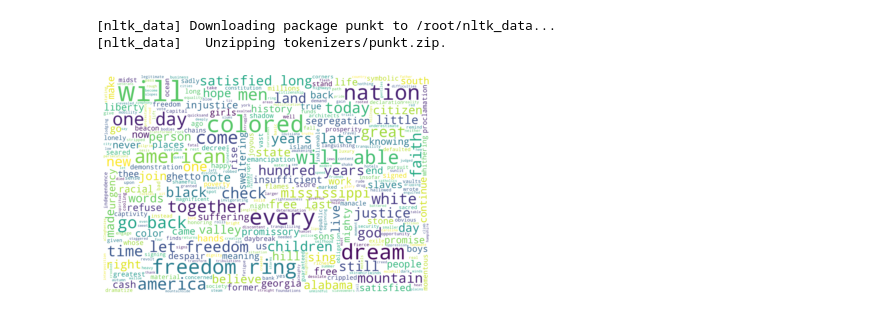
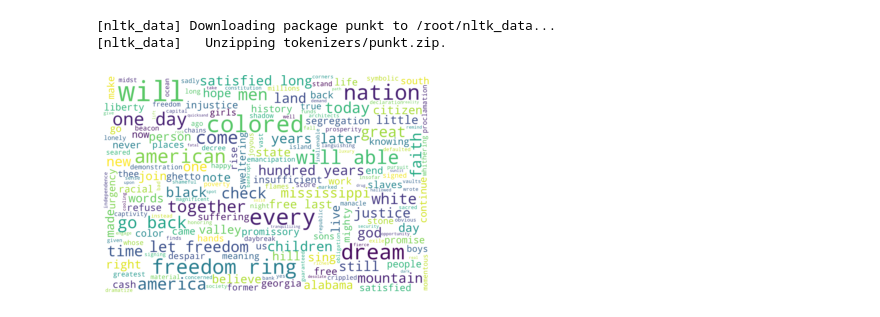
Before and after one commit to valanm22/I-Have-a-Dream, a Jupyter notebook: I_Have_a_Dream.ipynb, the cells around one changed output. Saved outputs shown, nothing was run; the diff lists cells and outputs as text; code cells hidden in the pictures.

```diff
--- a/I_Have_a_Dream.ipynb
+++ b/I_Have_a_Dream.ipynb
@@ -32,12 +32,12 @@ words = [word.lower() for word in words]
 filtered_speech = " "
 final = filtered_speech.join(words)
 # %%
-wc = WordCloud(background_color="white", max_words=500,
+wc = WordCloud(background_color="white", max_words=200,
                stopwords=STOPWORDS, max_font_size=256,
                random_state=42, width=3000, height=2000)
 wc.generate(final)
 plt.imshow(wc, interpolation="bilinear")
 plt.axis('off')
 plt.show()
 # %% [output]
-[figure, old version]
+[figure, new version]
```
